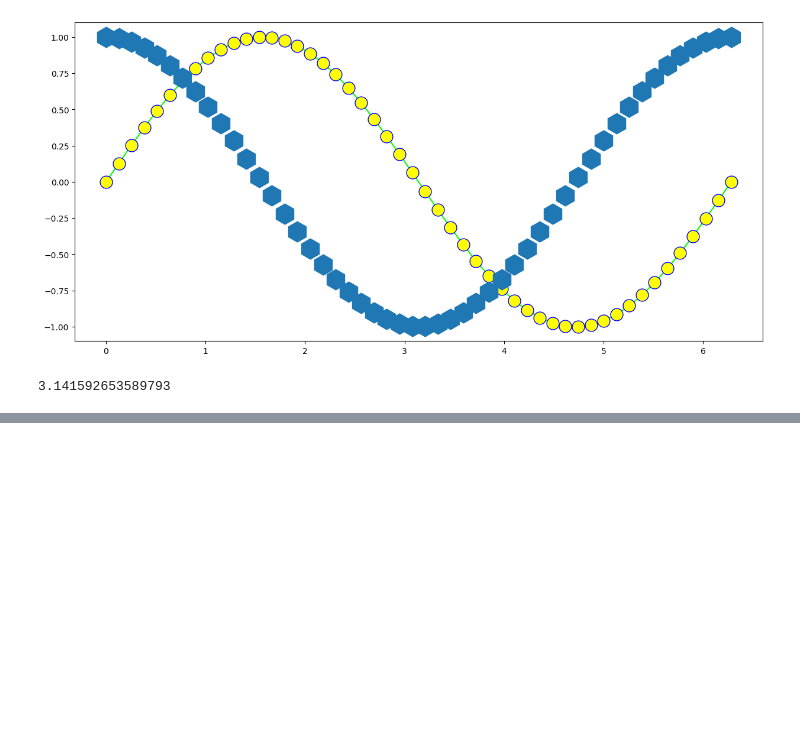
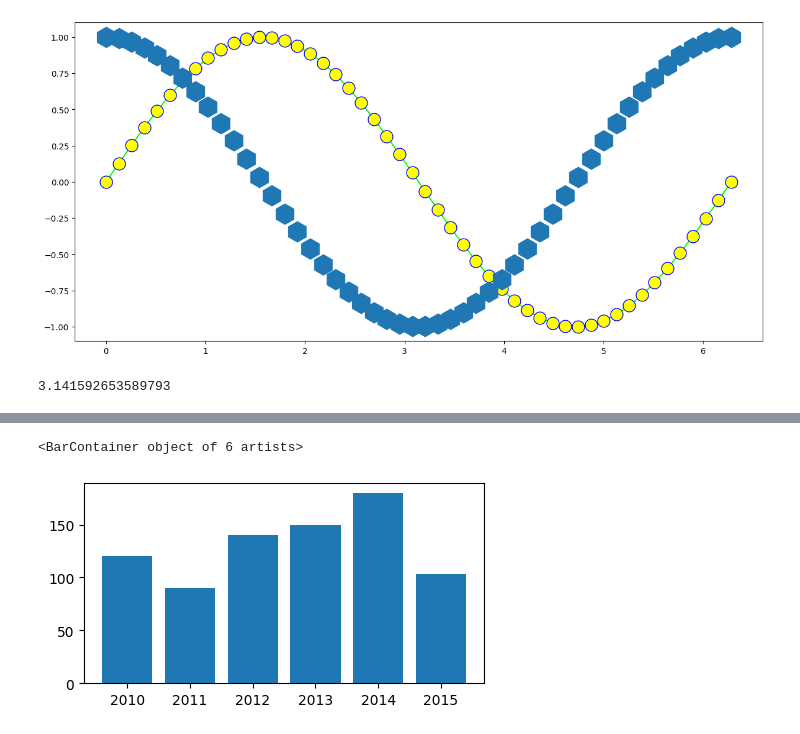
Before and after one commit to y-usuf09/Python---Data-Analytics, a Jupyter notebook: Data Analysis/visualization.ipynb, the cells around one changed output, grey strips where cells are left out. Drawn from its saved outputs; the diff is of its cells as text; code cells hidden in the pictures; blank space fills up the shorter version.

```diff
--- a/Data Analysis/visualization.ipynb
+++ b/Data Analysis/visualization.ipynb
@@ -38,0 +70,7 @@ np.pi
+# %%
+fig = plt.figure(figsize=(4,2))
+ax1 = fig.add_axes([0,0,1,1])
+ax1.bar(years,prices)
+# %% [output]
+<BarContainer object of 6 artists>
+[figure, added]
```
Also changed, not shown: parts of 11 cells of this notebook.
